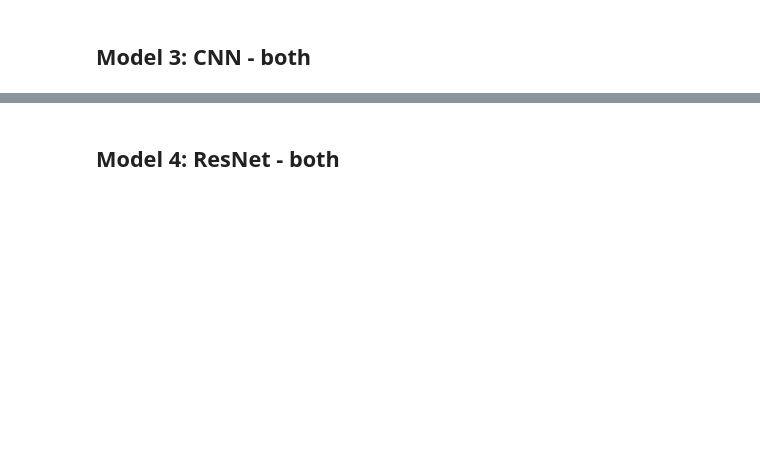
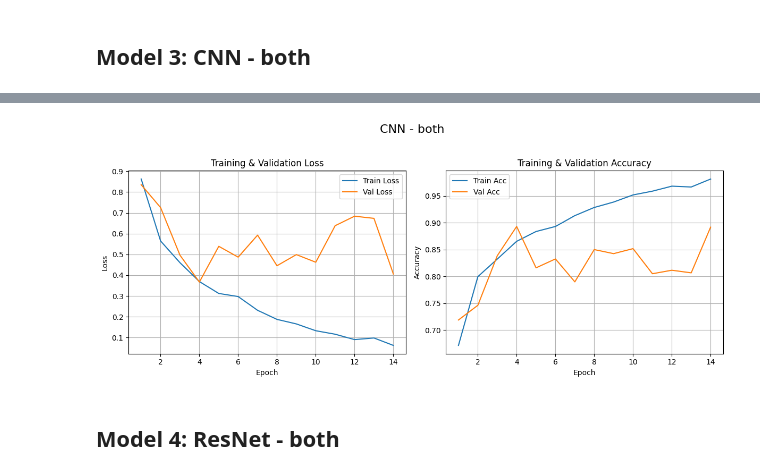
Before and after one commit to harshalchalke31/algorithms, a Jupyter notebook: Time_Series/GAF/ecg_classification.ipynb, the cells around one changed output, grey strips where cells are left out. Saved outputs shown, nothing was run; the diff lists cells and outputs as text; code cells hidden in the pictures; blank space fills up the shorter version.

```diff
--- a/Time_Series/GAF/ecg_classification.ipynb
+++ b/Time_Series/GAF/ecg_classification.ipynb
@@ -250,3 +254,10 @@ Early stopping triggered!
+# %%
+plot_classifier_curves(
+    log_path=log_path_3,
+    suptitle='CNN - both'
+)
+# %% [output]
+[figure, added]
 # %% [markdown]
 ## Model 4: ResNet - both
 # %%
```
Also changed, not shown: parts of 9 cells of this notebook, 1 other file.
